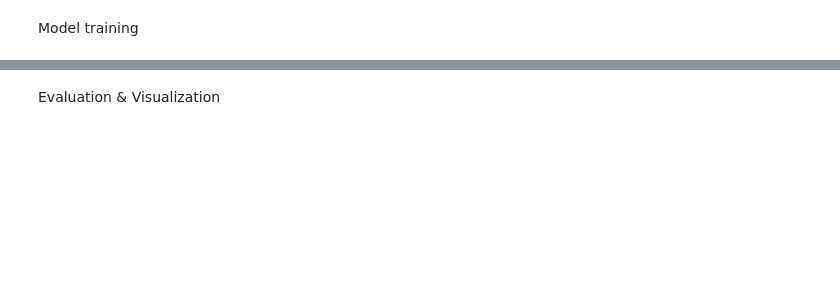
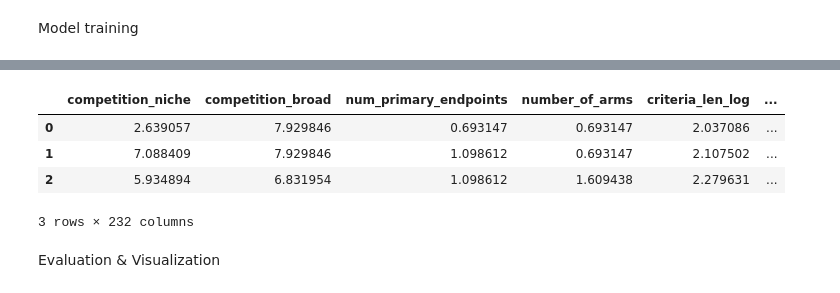
Before and after one commit to delaunan/clintrialpredict, a Jupyter notebook: WP3_boost/XGBoost_model.ipynb, the cells around one changed output, grey strips where cells are left out. Drawn from its saved outputs; the diff is of its cells as text; code cells hidden in the pictures; blank space fills up the shorter version.

Commit message:
generation of Shap_X_test for Rui

```diff
--- a/WP3_boost/XGBoost_model.ipynb
+++ b/WP3_boost/XGBoost_model.ipynb
@@ -182,0 +213,70 @@ print("Training Complete.")
+# %%
+# ==============================================================================
+# 1. EXPORT PROCESSED DATA FOR SHAP
+# ==============================================================================
+import pandas as pd
+import os
+
+# A. Transform X_test using the trained preprocessor
+#    (This applies the exact scaling/encoding/text-vectorization from training)
+preprocessor = model.named_steps['preprocessor']
+X_test_processed = preprocessor.transform(X_test)
+
+# B. Convert Sparse Matrix to Dense (Required for CSV/SHAP)
+if hasattr(X_test_processed, "toarray"):
+    X_test_processed = X_test_processed.toarray()
+
+# C. Get Feature Names (The actual column names like 'emb_0', 'start_year')
+feature_names = preprocessor.get_feature_names_out()
+
+# D. Create DataFrame
+df_shap = pd.DataFrame(
+    X_test_processed,
+    columns=feature_names
+)
+
+# E. Save to CSV
+save_path = os.path.join(DATA_PATH, 'shap_X_test.csv')
+df_shap.to_csv(save_path, index=False)
+
+print(f"✅ Export Complete. File saved to: {save_path}")
+
+
+# ==============================================================================
+# 2. VERIFICATION & FEATURE AUDIT (Test Code)
+# ==============================================================================
+print("\n" + "="*40)
+print("VERIFICATION REPORT")
+print("="*40)
+
+# A. Load it back to prove it works
+df_check = pd.read_csv(save_path)
+
+# B. Check Shape
+print(f"DataFrame Shape: {df_check.shape}")
+print(f"(Rows: {df_check.shape[0]}, Features: {df_check.shape[1]})")
+
+# C. Comprehensive Feature Breakdown
+print("\n--- Feature Groups Included ---")
+
+# 1. Embeddings
+emb_cols = [c for c in df_check.columns if 'emb_' in c]
+print(f"1. Embeddings:      {len(emb_cols)} columns (e.g., {emb_cols[:3]}...)")
+
+# 2. Text SVD (TF-IDF)
+svd_cols = [c for c in df_check.columns if 'svd' in c]
+print(f"2. Text SVD/Tags:   {len(svd_cols)} columns (e.g., {svd_cols[:3]}...)")
+
+# 3. Categorical (OneHot/TargetEncoded)
+#    Usually contain underscores from OneHot (e.g., 'phase_Phase 2')
+cat_cols = [c for c in df_check.columns if c not in emb_cols and c not in svd_cols]
+print(f"3. Structured Data: {len(cat_cols)} columns")
+
+# D. Print Full List of Structured Features (The readable ones)
+print("\n--- List of Structured Features (Non-Vector/Non-Embedding) ---")
+print(cat_cols)
+
+# E. Preview Data
+print("\n--- Data Preview (First 3 Rows) ---")
+display(df_check.head(3))
+# %% [output]
@@ -183,3 +300,8 @@ print("Training Complete.")
+|  | competition_niche | competition_broad | num_primary_endpoints | number_of_arms | criteria_len_log | ... |
+| 0 | 2.639057 | 7.929846 | 0.693147 | 0.693147 | 2.037086 | ... |
+| 1 | 7.088409 | 7.929846 | 1.098612 | 0.693147 | 2.107502 | ... |
+| 2 | 5.934894 | 6.831954 | 1.098612 | 1.609438 | 2.279631 | ... |
+3 rows × 232 columns
 # %% [markdown]
 Evaluation & Visualization
 # %%
```
Also changed, not shown: parts of 10 cells of this notebook.
